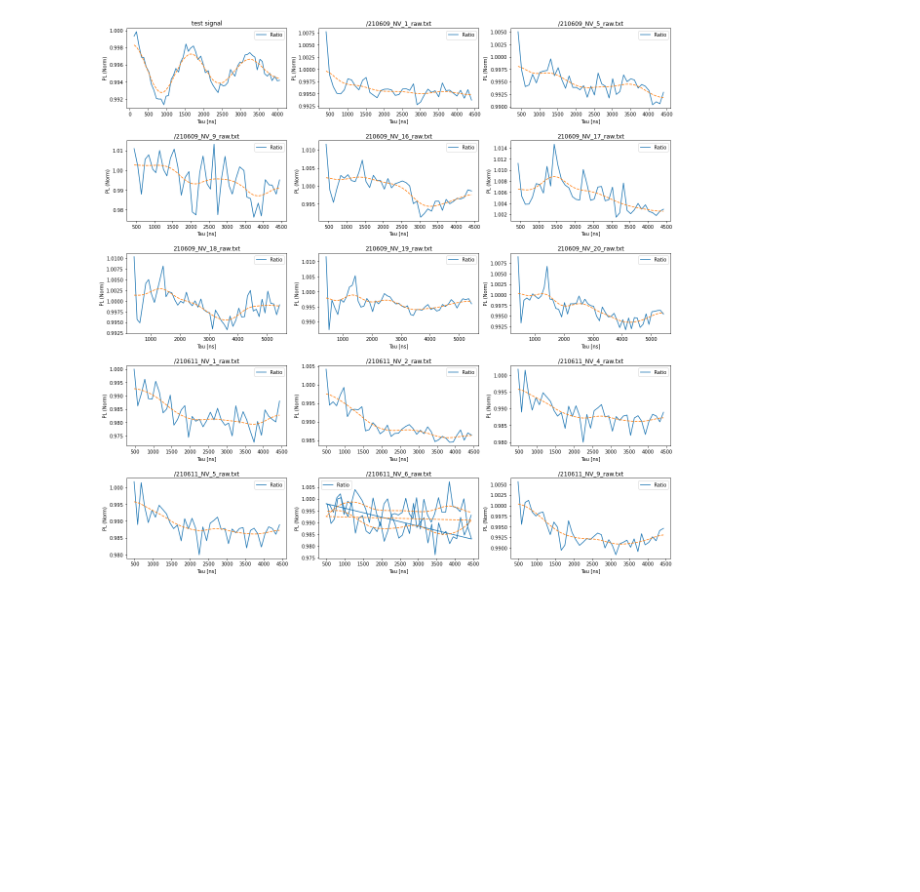
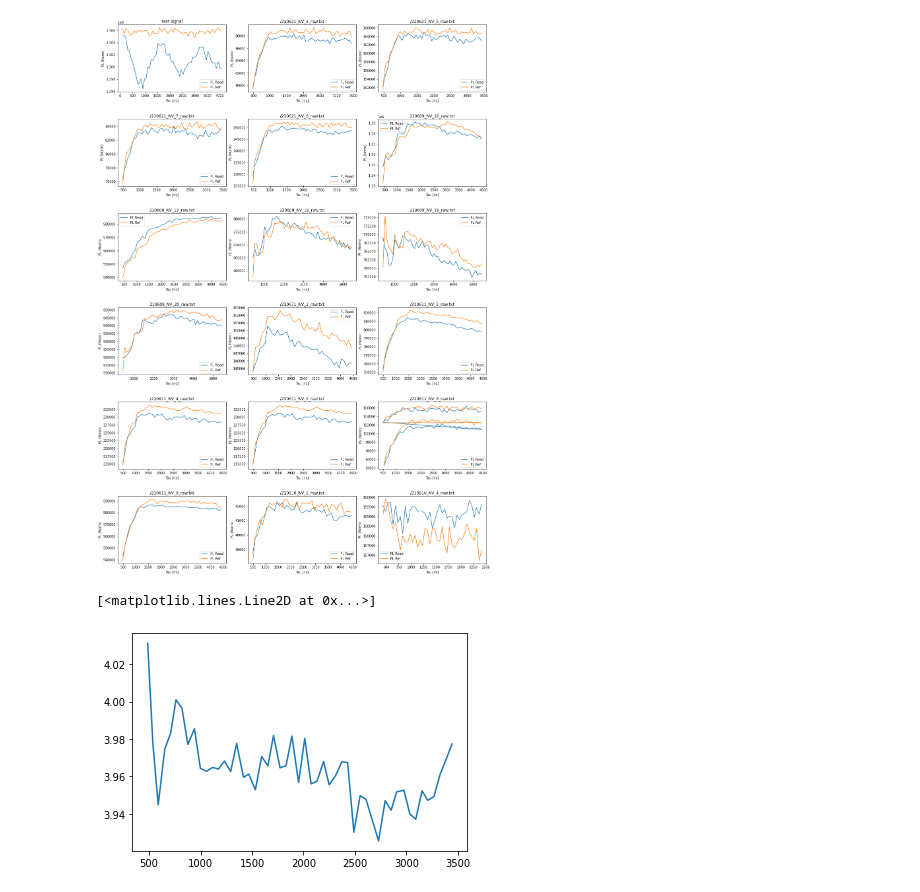
Before and after one commit to LCarnovale/HonoursAnalysis, a Jupyter notebook: analyse_rabi.ipynb, the cells around one changed output. Cells and saved outputs as stored; diff of their text form; code cells hidden in the pictures; blank space fills up the shorter version.

```diff
--- a/analyse_rabi.ipynb
+++ b/analyse_rabi.ipynb
@@ -15,10 +15,13 @@ from tools.file_finder import find_file
 # root2 = "../../../OPTOSYNC/Tweezers1/"
 date_nums = {
     # "210524":(2, 3, 4, 5, 6, 8, 9),
-    "210609":(1, 5, 9, 16, 17, 18, 19, 20),
+    "210621":(3, 5, 7, 8),
+    "210609":(16, 17, 18, 19, 20),
     # "210525":(4, 6, 9),
     # "210610":(24, 25, 26, 29, 30),
     "210611":(1, 2, 4, 5, 6, 9),
+    "210625":(),
+    "210810":(2,4),
 }
 
 
@@ -97,8 +102,8 @@ dt = np.array([spec.time[1] - spec.time[0] for spec in rabi_specs])
 integration_width = (integration_width_ns // dt).astype(int)
 # integration_width
 
-forwards_shift = 30
-backwards_shift = -20
+forwards_shift = 40   # Read signal shift
+backwards_shift = -50 # Ref signal shift
 ################################################################
 
 def get_readout_start_and_ends(rise_ts, fall_ts):
@@ -120,14 +125,16 @@ for i,(spec, s_rises, s_falls, s_rise_ts, s_fall_ts) in enumerate(zip(
     start_ends.append(start_end)
     start_ends_idx.append(start_end_idx)
 if f:
+    plt.figure(figsize=(20, 5))
     plt.plot(spec.time, spec.smooth)
     top = max(spec.counts)
     plt.vlines(forwards_shift*dt[i] + s_rise_ts, 0, top, "green")
     plt.vlines(forwards_shift*dt[i] + s_rise_ts + dt[i]*integration_width[i], 0, top, "green")
     plt.vlines(backwards_shift*dt[i] + s_fall_ts, 0, top, "red")
     plt.vlines(backwards_shift*dt[i] + s_fall_ts - dt[i]*integration_width[i], 0, top, "red")
-    plt.xlim(s_rise_ts[10], s_fall_ts[13])
+    plt.xlim(s_rise_ts[8], s_fall_ts[13])
     f = False
+    plt.show()
 
 
 # readout_counts = np.array(data.counts)[[pulses[:, 0]: pulses[:, 0] + integration_width]]
@@ -163,30 +170,37 @@ for (spec, start_end, start_end_idx, int_width) in zip(
 # %%
 
-fig = plt.figure(figsize=(20, 20))
+fig = plt.figure(figsize=(20, 30))
 n_cols = 3
+smoothing_sigma = 3
 axes = fig.subplots(
     nrows=(len(rabi_files)+n_cols-1)//n_cols,
     ncols=n_cols,
     sharex="none").flatten()
 for (title, tau, read, ref, ax) in zip(raw_titles, spec_tau_axes, PL_reads, PL_refs, axes):
     ax.set_title(title)
     diff = ref - read
     ratio = read / ref
     diff = diff / max(diff) * ratio[0]
-    smoothing_sigma = 3
     smooth_diff = g_filter(diff, smoothing_sigma)
     smooth_ratio = g_filter(ratio, smoothing_sigma)
     smooth_read = g_filter(read, smoothing_sigma)
     smooth_ref = g_filter(ref, smoothing_sigma)
-    # ax.plot(tau, diff, ".", label="Diff")
-    ax.plot(tau, ratio, label="Ratio"); ax.plot(tau, smooth_ratio, "--")
-    # ax.plot(tau, read, label="PL Read")
-    # ax.plot(tau, ref, label="PL Ref")
+    # ax.plot(tau, diff, "-.", label="Diff")
+    # ax.plot(tau, ratio, label="Ratio"); ax.plot(tau, smooth_ratio, "--")
+    ax.plot(tau, read, label="PL Read")
+    ax.plot(tau, ref, label="PL Ref")
     ax.set_xlabel("Tau [ns]")
     ax.set_ylabel("PL (Norm)")
     ax.legend()
     # break
 plt.subplots_adjust(hspace=0.4)
 plt.show()
+
+slc = slice(1, 5)
+
+avg = np.sum([read/ref for read, ref in zip(PL_reads[slc], PL_refs[slc])], axis=0)
+plt.plot(spec_tau_axes[1], avg)
 # %% [output]
-[figure, old version]
+[figure, new version]
+[<matplotlib.lines.Line2D at 0x...>]
+[figure, added]
```
Also changed, not shown: parts of 3 cells of this notebook, 5 other files.
